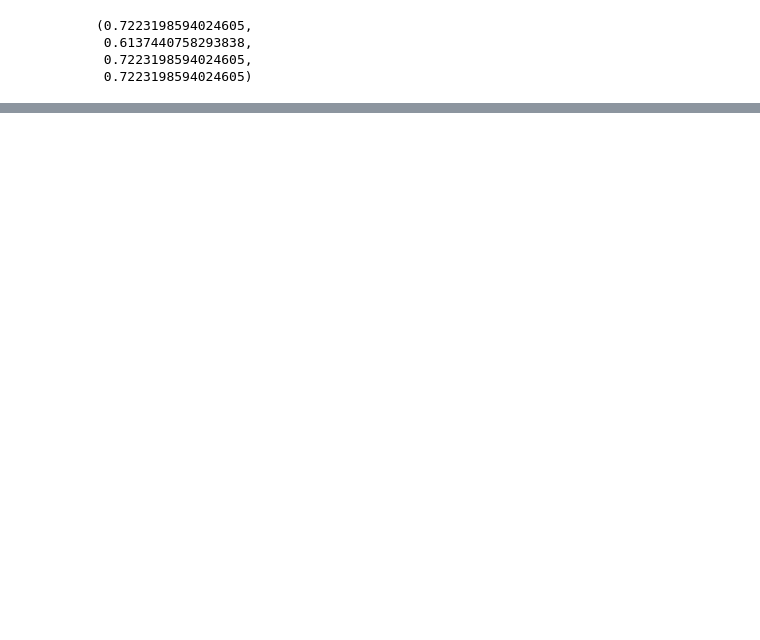
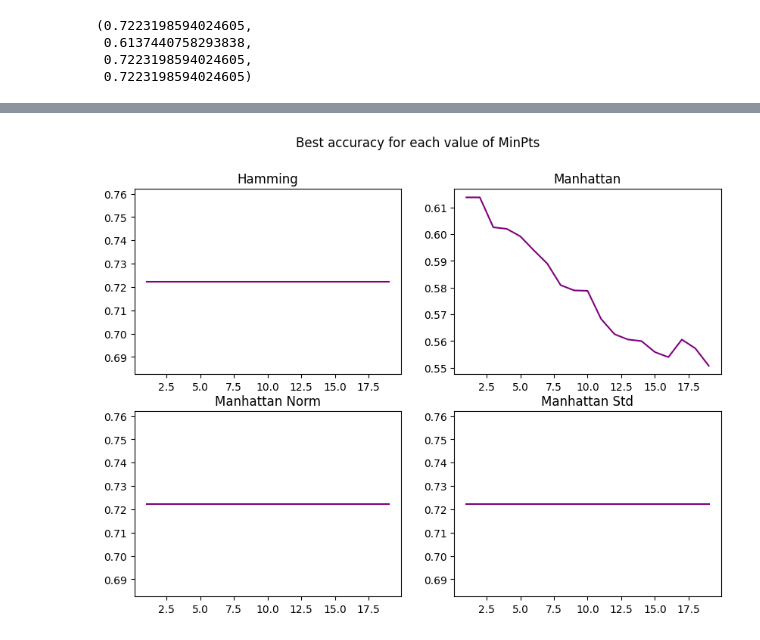
Before and after one commit to Kenza266/Clustering, a Jupyter notebook: NoteBooks/DBscan.ipynb, the cells around one changed output, grey strips where cells are left out. Cells and saved outputs as stored; diff of their text form; code cells hidden in the pictures; blank space fills up the shorter version.

```diff
--- a/NoteBooks/DBscan.ipynb
+++ b/NoteBooks/DBscan.ipynb
@@ -290,0 +212,24 @@ plot_graphs(results_S, 'Manhattan Std')
+# %%
+fig, ax = plt.subplots(2, 2)
+ax = ax.flatten()
+fig.set_size_inches(10, 7)
+
+best_accuracies_H = results_H.groupby('min_samples')['accuracy'].max()
+best_accuracies_M = results_M.groupby('min_samples')['accuracy'].max()
+best_accuracies_N = results_N.groupby('min_samples')['accuracy'].max()
+best_accuracies_S = results_S.groupby('min_samples')['accuracy'].max()
+
+ax[0].plot(best_accuracies_H.index, best_accuracies_H.values, color='purple')
+ax[0].set_title('Hamming')
+ax[1].plot(best_accuracies_M.index, best_accuracies_M.values, color='purple')
+ax[1].set_title('Manhattan')
+ax[2].plot(best_accuracies_N.index, best_accuracies_N.values, color='purple')
+ax[2].set_title('Manhattan Norm')
+ax[3].plot(best_accuracies_S.index, best_accuracies_S.values, color='purple')
+ax[3].set_title('Manhattan Std')
+
+fig.suptitle('Best accuracy for each value of MinPts')
+
+plt.show()
+# %% [output]
+[figure, added]
```
Also changed, not shown: parts of 17 cells of this notebook, 6 other files.
